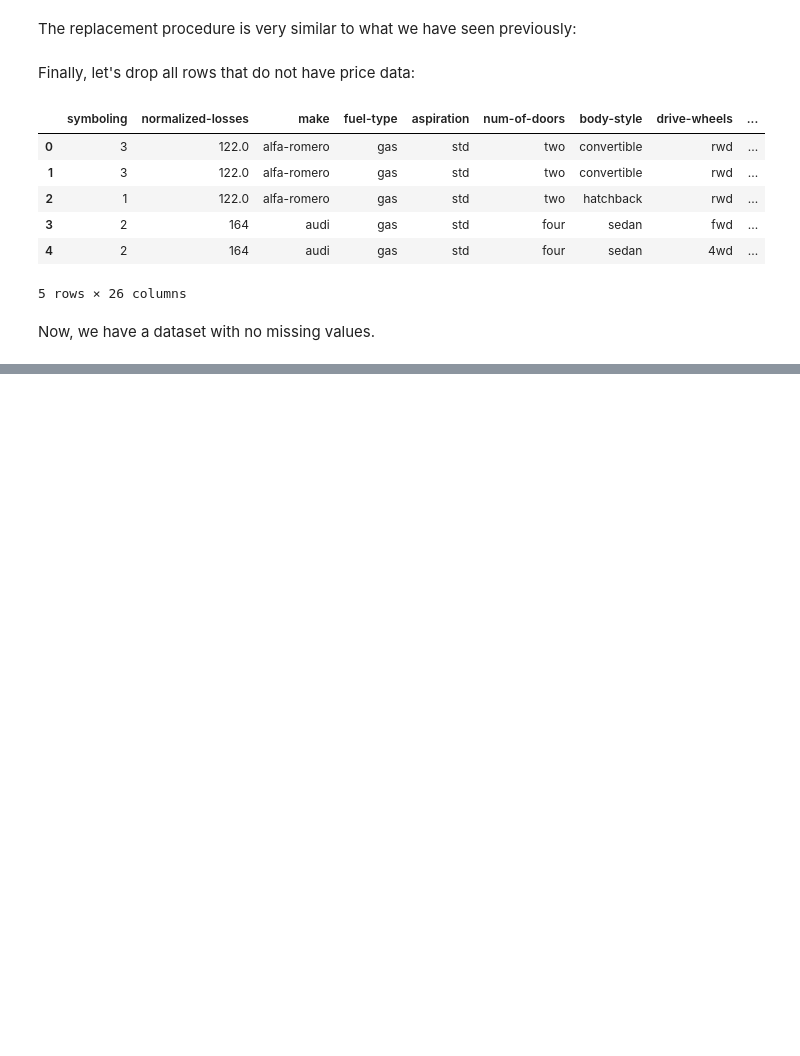
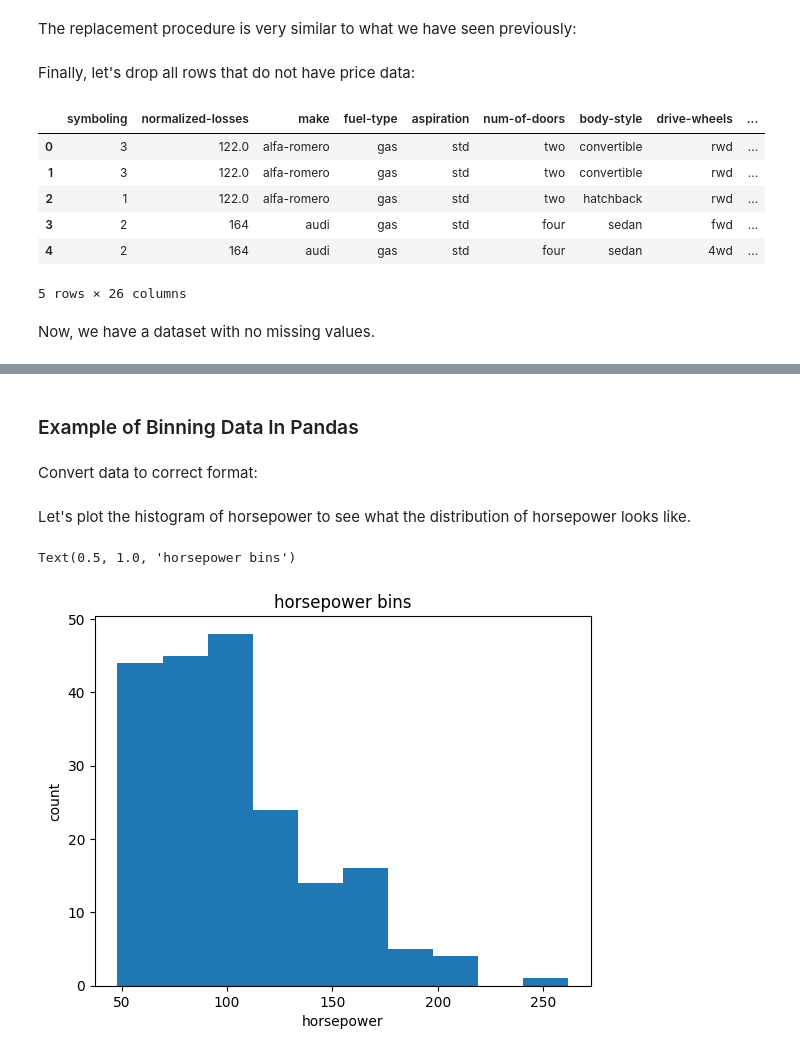
Before and after one commit to admiralexzar/Data-Wrangling-with-Python, a Jupyter notebook: Data_Wrangling.ipynb, the cells around one changed output, grey strips where cells are left out. Drawn from its saved outputs; the diff is of its cells as text; code cells hidden in the pictures; blank space fills up the shorter version.

```diff
--- a/Data_Wrangling.ipynb
+++ b/Data_Wrangling.ipynb
@@ -261,0 +373,9 @@ Now, we have a dataset with no missing values.
+# %%
+# transform mpg to L/100km by mathematical operation (235 divided by mpg)
+df["highway-mpg"] = 235/df["highway-mpg"]
+
+# rename column name from "highway-mpg" to "highway-L/100km"
+df.rename(columns={'highway-mpg':'highway-L/100km'}, inplace=True)
+
+# check your transformed data
+df.head()
@@ -261,0 +403,4 @@ Now, we have a dataset with no missing values.
+# %%
+# replace (original value) by (original value)/(maximum value)
+df['length'] = df['length']/df['length'].max()
+df['width'] = df['width']/df['width'].max()
@@ -261,0 +409,5 @@ Now, we have a dataset with no missing values.
+# %%
+df['height'] = df['height']/df['height'].max()
+
+# show the scaled columns
+df[["length","width","height"]].head()
@@ -261,0 +435,21 @@ Now, we have a dataset with no missing values.
+# %% [markdown]
+<h3>Example of Binning Data In Pandas</h3>
+# %% [markdown]
+Convert data to correct format:
+# %%
+df["horsepower"]=df["horsepower"].astype(int, copy=True)
+# %% [markdown]
+Let's plot the histogram of horsepower to see what the distribution of horsepower looks like.
+# %%
+%matplotlib inline
+import matplotlib as plt
+from matplotlib import pyplot
+plt.pyplot.hist(df["horsepower"])
+
+# set x/y labels and plot title
+plt.pyplot.xlabel("horsepower")
+plt.pyplot.ylabel("count")
+plt.pyplot.title("horsepower bins")
+# %% [output]
+Text(0.5, 1.0, 'horsepower bins')
+[figure, added]
```
Also changed, not shown: parts of 51 cells of this notebook.
